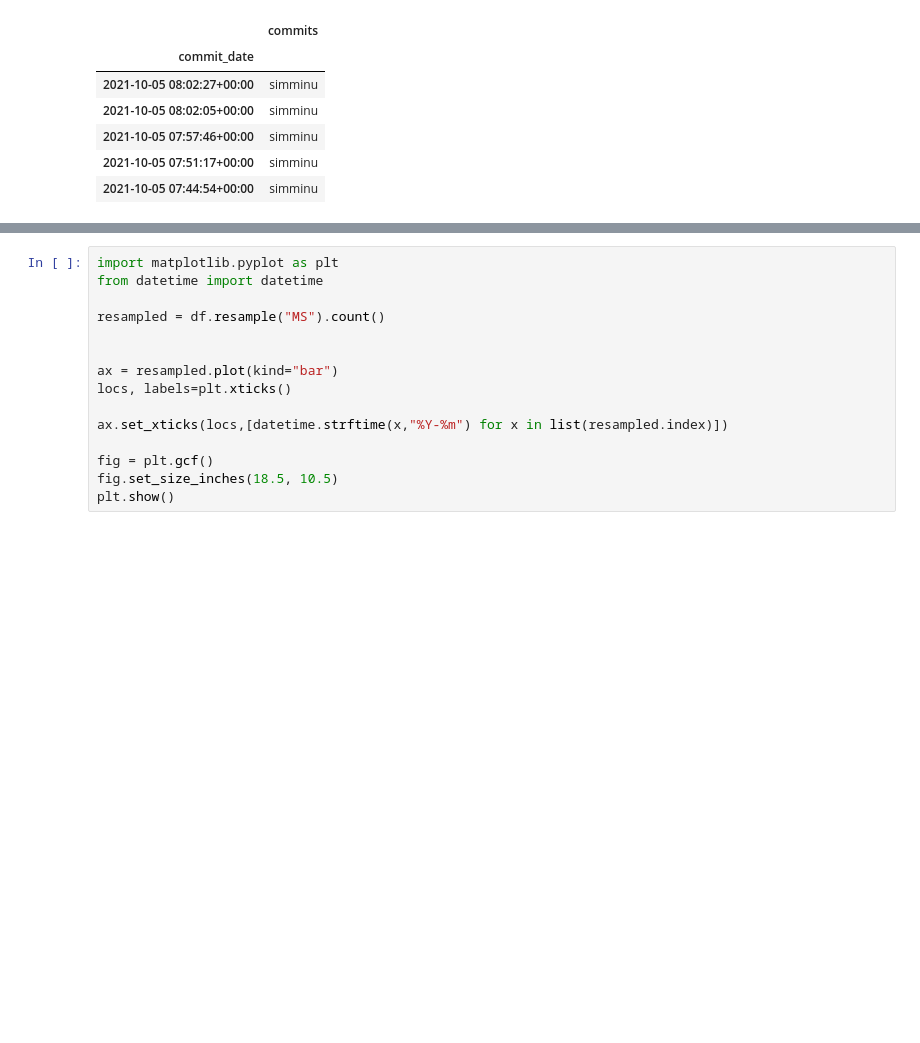
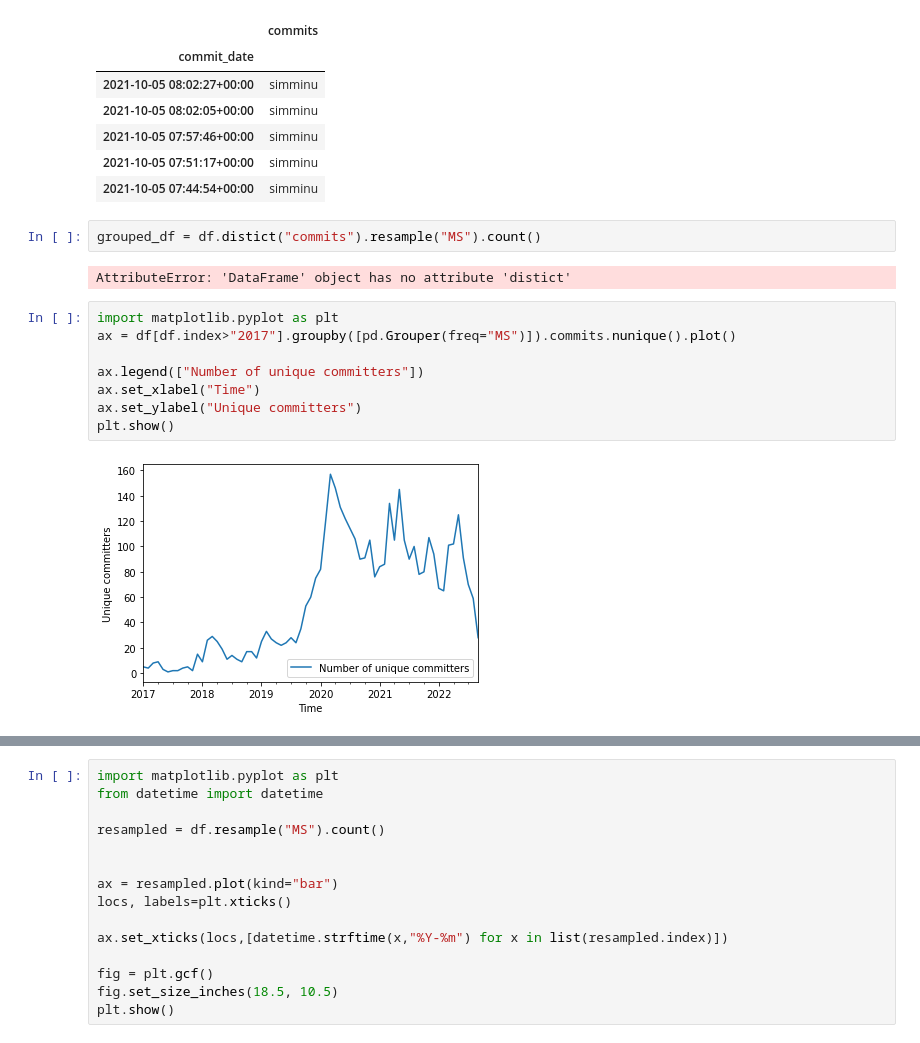
Before and after one commit to solalatus/deepfake_popularity, a Jupyter notebook: github_analyzer.ipynb, the cells around one changed output, grey strips where cells are left out. Cells and saved outputs as stored; diff of their text form; blank space fills up the shorter version.

Commit message:
work on committers through time, some conclusions

```diff
--- a/github_analyzer.ipynb
+++ b/github_analyzer.ipynb
@@ -65,3 +65,17 @@ df.head()
 | 2021-10-05 07:57:46+00:00 | simminu |
 | 2021-10-05 07:51:17+00:00 | simminu |
 | 2021-10-05 07:44:54+00:00 | simminu |
+# %%
+grouped_df = df.distict("commits").resample("MS").count()
+# %% [output]
+AttributeError: 'DataFrame' object has no attribute 'distict'
+# %%
+import matplotlib.pyplot as plt
+ax = df[df.index>"2017"].groupby([pd.Grouper(freq="MS")]).commits.nunique().plot()
+
+ax.legend(["Number of unique committers"])
+ax.set_xlabel("Time")
+ax.set_ylabel("Unique committers")
+plt.show()
+# %% [output]
+[figure, added]
```
Also changed, not shown: parts of 1 cell of this notebook, 1 other file.
